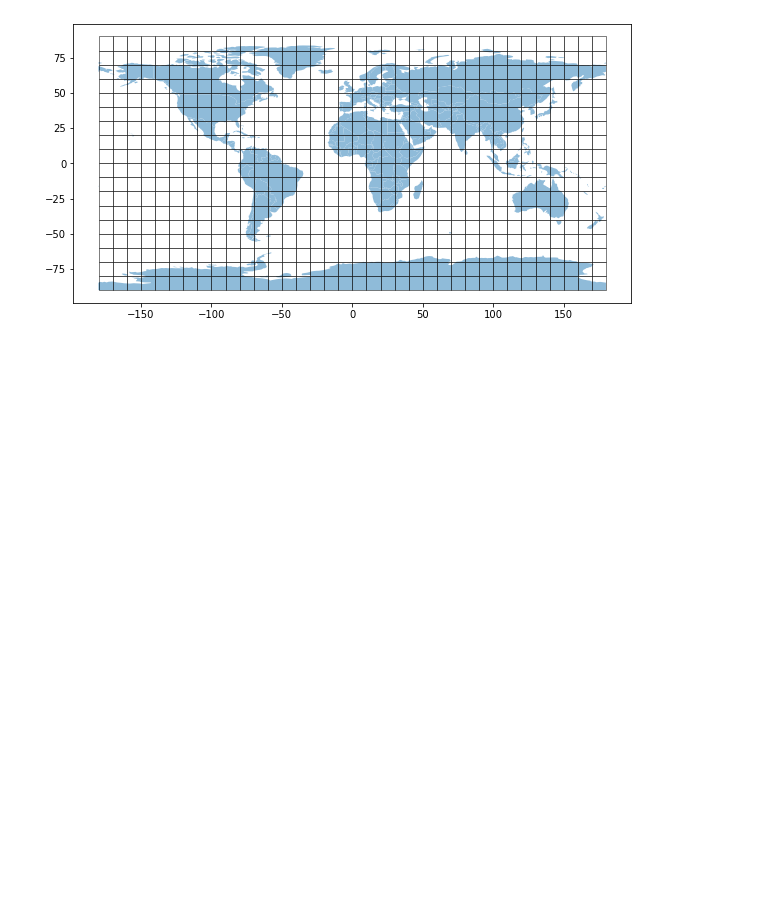
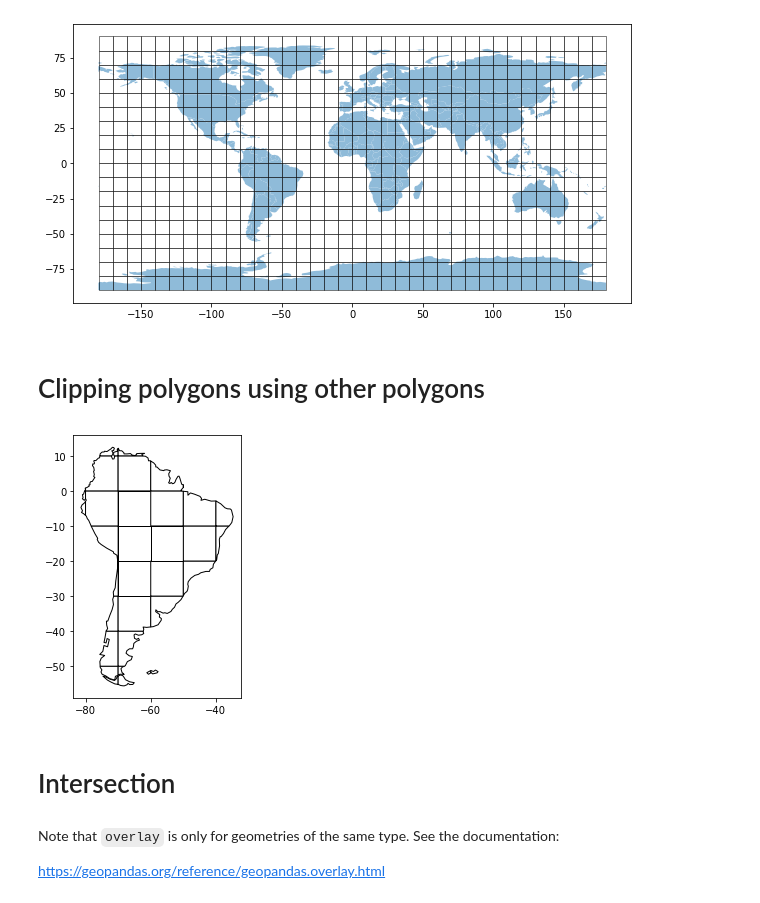
Before and after one commit to sebastianhohmann/geopandas_examples, a Jupyter notebook: _04_common_recipes_reatures.ipynb, the cells around one changed output. Saved outputs shown, nothing was run; the diff lists cells and outputs as text; code cells hidden in the pictures; blank space fills up the shorter version.

Commit message:
added clip and intersection example

```diff
--- a/_04_common_recipes_reatures.ipynb
+++ b/_04_common_recipes_reatures.ipynb
@@ -79,3 +76,20 @@ grid.plot(color='white', edgecolor='black', ax=ax, alpha=0.5)
 plt.show()
 # %% [output]
 [figure]
+# %% [markdown]
+# Clipping polygons using other polygons
+# %%
+sa = world[world.continent == 'South America']
+sa_grid = gpd.clip(grid, sa)
+# %%
+f, ax = plt.subplots(1,1, figsize=(3, 5))
+sa_grid.plot(color='white', edgecolor='black', ax=ax)
+plt.show()
+# %% [output]
+[figure, added]
+# %% [markdown]
+# Intersection
+# %% [markdown]
+Note that `overlay` is only for geometries of the same type. See the documentation:
+
+https://geopandas.org/reference/geopandas.overlay.html
```
Also changed, not shown: parts of 4 cells of this notebook.
